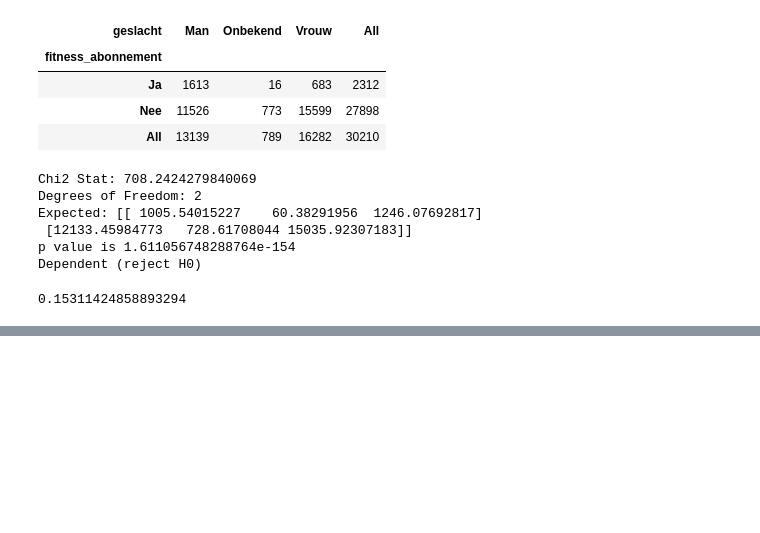
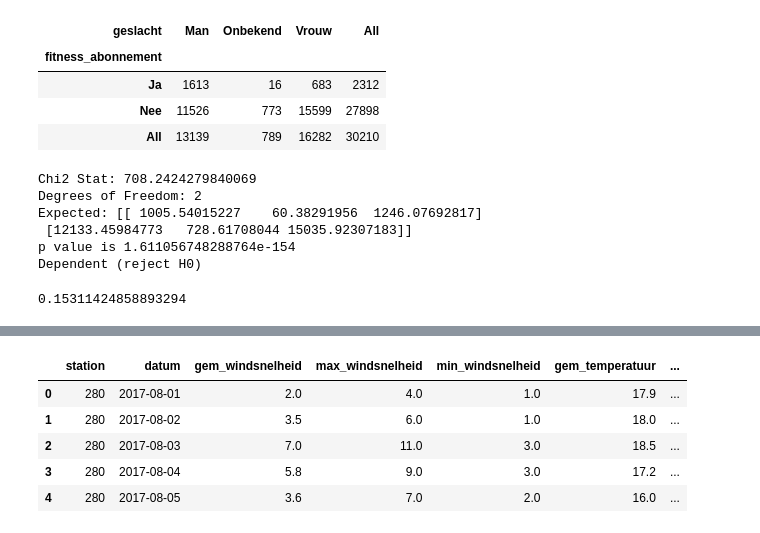
Before and after one commit to kyleholt/Data, a Jupyter notebook: Notebook eindopdracht.ipynb, the cells around one changed output, grey strips where cells are left out. Drawn from its saved outputs; the diff is of its cells as text; code cells hidden in the pictures; blank space fills up the shorter version.

```diff
--- a/Notebook eindopdracht.ipynb
+++ b/Notebook eindopdracht.ipynb
@@ -1365,0 +1404,2 @@ math.sqrt(stat/(len(df_ACLO_card) * (2-1)))
+# %%
+df_weer.columns = ['station', 'datum', 'gem_windsnelheid', 'max_windsnelheid', 'min_windsnelheid', 'gem_temperatuur', 'min_temperatuur', 'max_temperatuur', 'duur_neerslag', 'som_neerslag']
@@ -1365,0 +1420,3 @@ math.sqrt(stat/(len(df_ACLO_card) * (2-1)))
+# %%
+df_weer['datum'] = pd.to_datetime(df_weer['datum'], format='%Y%m%d')
+df_weer.dtypes
@@ -1365,0 +1435,12 @@ math.sqrt(stat/(len(df_ACLO_card) * (2-1)))
+# %%
+# Omrekenen naar hele graden celcius en hele meters per seconde
+kolommen = ['gem_windsnelheid', 'max_windsnelheid', 'min_windsnelheid', 'gem_temperatuur', 'min_temperatuur', 'max_temperatuur', 'duur_neerslag', 'som_neerslag']
+df_weer[kolommen] = df_weer[kolommen] / 10
+df_weer.head()
+# %% [output]
+|  | station | datum | gem_windsnelheid | max_windsnelheid | min_windsnelheid | gem_temperatuur | ... |
+| 0 | 280 | 2017-08-01 | 2.0 | 4.0 | 1.0 | 17.9 | ... |
+| 1 | 280 | 2017-08-02 | 3.5 | 6.0 | 1.0 | 18.0 | ... |
+| 2 | 280 | 2017-08-03 | 7.0 | 11.0 | 3.0 | 18.5 | ... |
+| 3 | 280 | 2017-08-04 | 5.8 | 9.0 | 3.0 | 17.2 | ... |
+| 4 | 280 | 2017-08-05 | 3.6 | 7.0 | 2.0 | 16.0 | ... |
```
Also changed, not shown: parts of 9 cells of this notebook, 1 other file.
